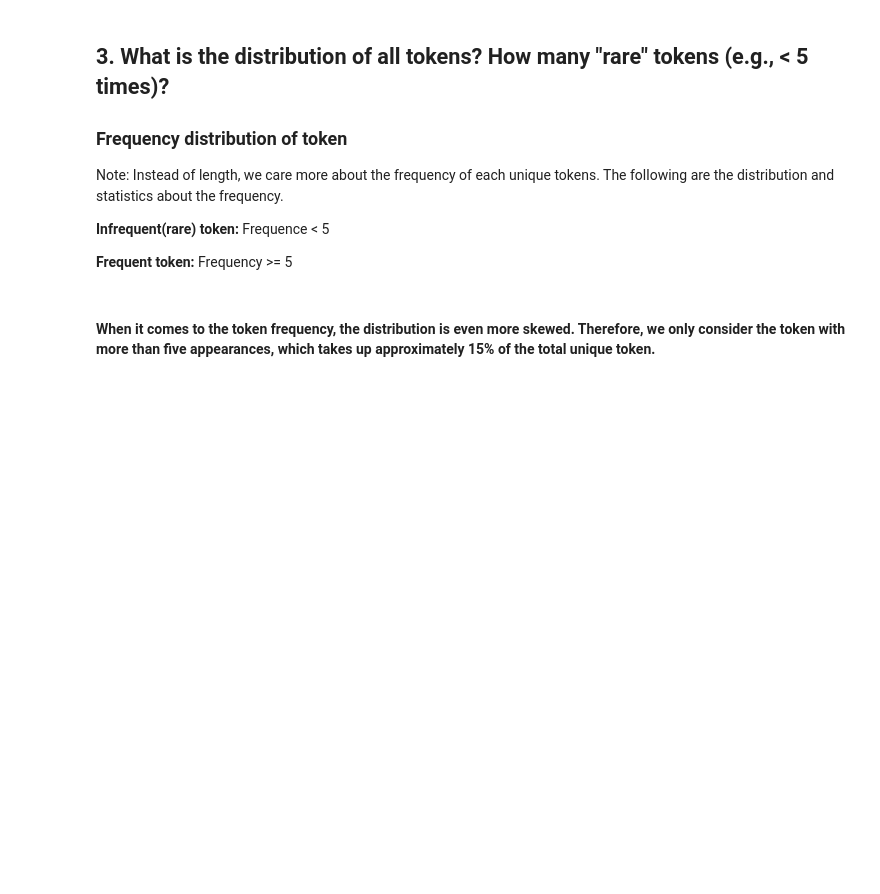
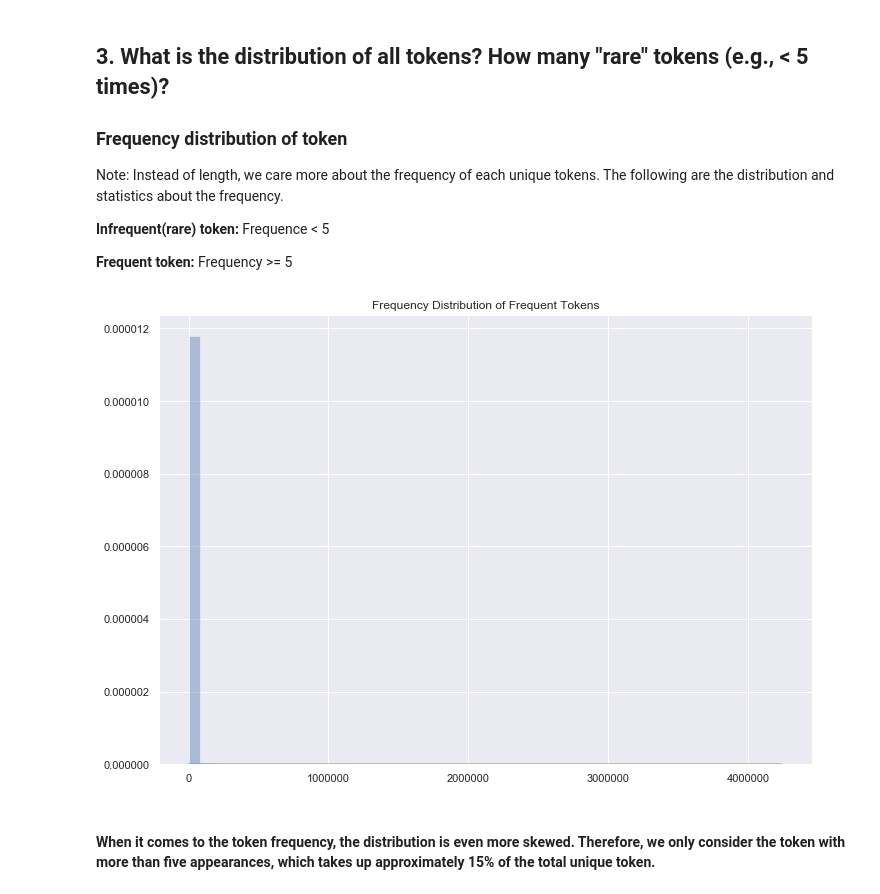
Before and after one commit to YichunRen/AutoPhrase, a Jupyter notebook: notebooks/eda_notebook.ipynb, the cells around one changed output. Drawn from its saved outputs; the diff is of its cells as text; code cells hidden in the pictures; blank space fills up the shorter version.

```diff
--- a/notebooks/eda_notebook.ipynb
+++ b/notebooks/eda_notebook.ipynb
@@ -74,11 +113,15 @@ Note: Instead of length, we care more about the frequency of each unique tokens.
 
 **Frequent token:** Frequency >= 5
 # %%
-all_token = pd.read_csv('../data/eda_files/all_token_counts.csv')
+all_token = pd.read_csv('../data/eda/eda_files/all_token_counts.csv')
 # %%
-#sns.distplot([i for i in all_token['Count'] if i >= 5]).set_title('Frequency Distribution of Frequent Tokens')
-plt.hist([i for i in all_token['Count']])
-plt.title('Frequency Distribution of Tokens')
+if all_token.shape[0] > 1000:
+    sns.distplot([i for i in all_token['Count'] if i >= 5]).set_title('Frequency Distribution of Frequent Tokens')
+else:
+    plt.hist([i for i in all_token['Count']])
+    plt.title('Frequency Distribution of Tokens')
+# %% [output]
+[figure, added]
 # %% [markdown]
 #### When it comes to the token frequency, the distribution is even more skewed. Therefore, we only consider the token with more than five appearances, which takes up approximately 15% of the total unique token.
 # %%
```
Also changed, not shown: parts of 12 cells of this notebook, 1 other file.
